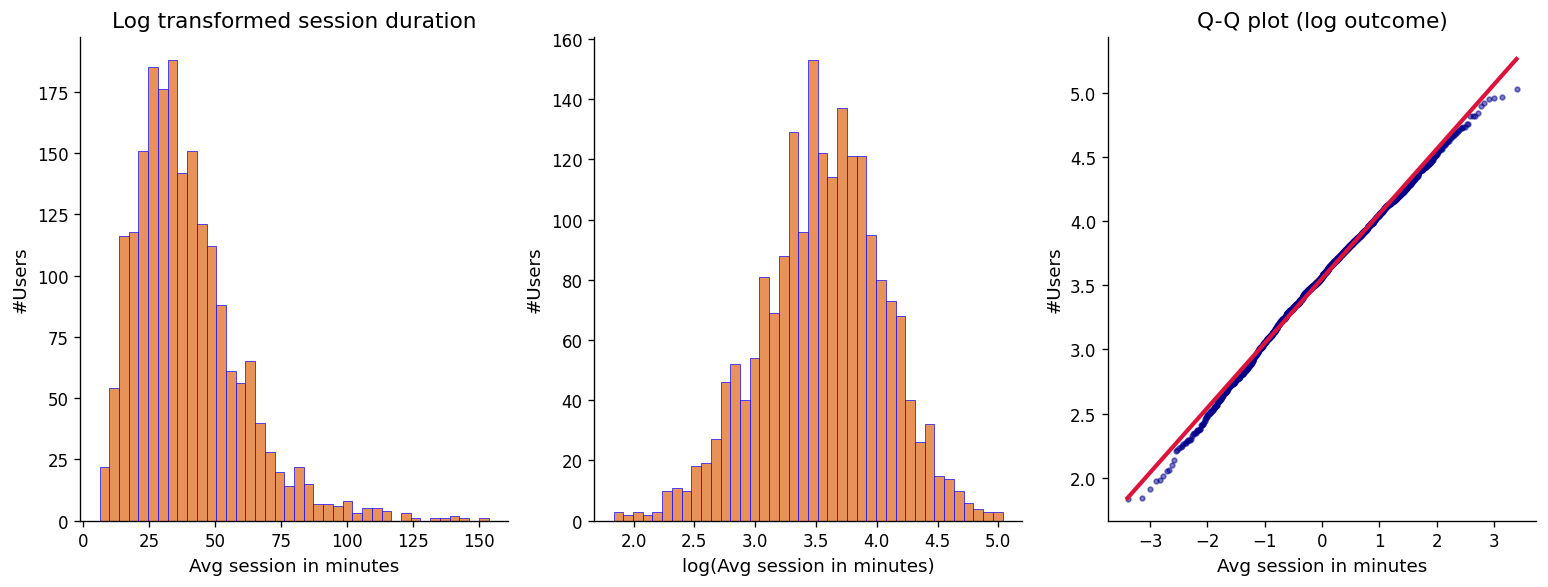
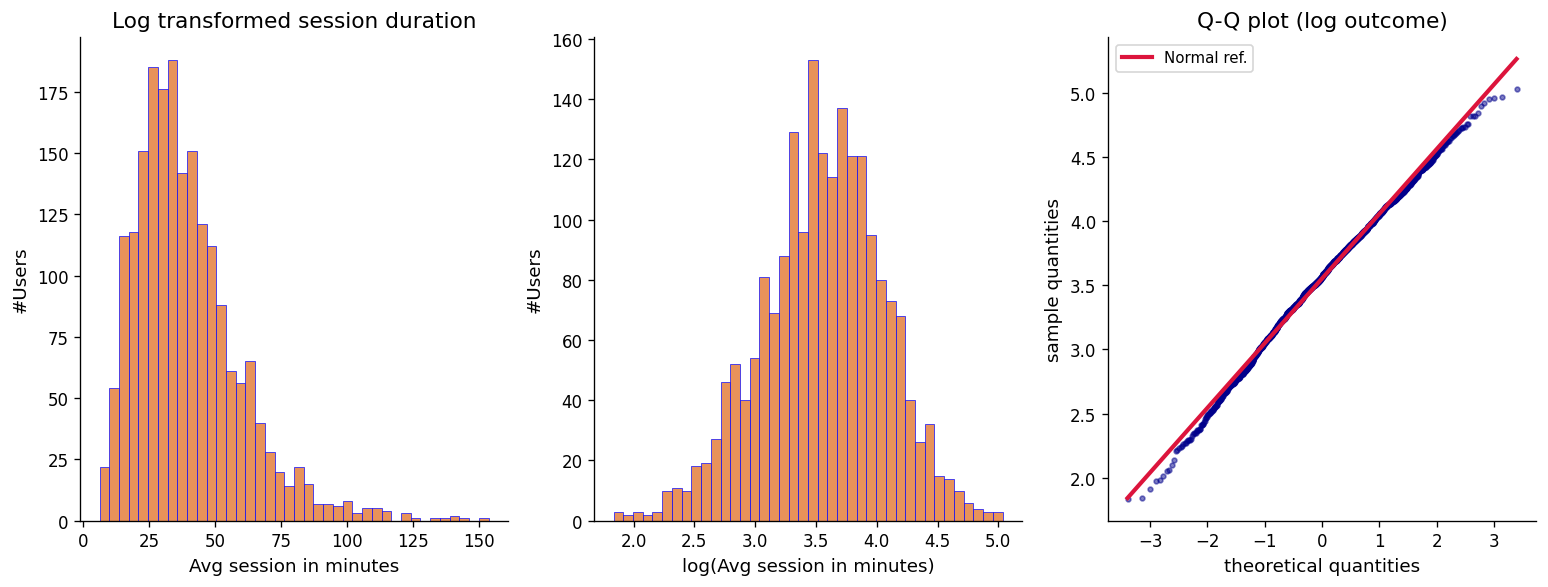
The notebook cell's code change between the first figure and the second:
--- before
+++ after
@@ -26,6 +26,7 @@
 axes[2].plot(osm, slope* np.array(osm) + intercept, color='crimson', lw=2.5, label ='Normal ref.')
 axes[2].set_title("Q-Q plot (log outcome)")
-axes[2].set_xlabel("Avg session in minutes")
-axes[2].set_ylabel("#Users")
+axes[2].set_xlabel("theoretical quantities")
+axes[2].set_ylabel("sample quantities")
+axes[2].legend(fontsize=9)
 
 plt.tight_layout()

Commit: updated labels